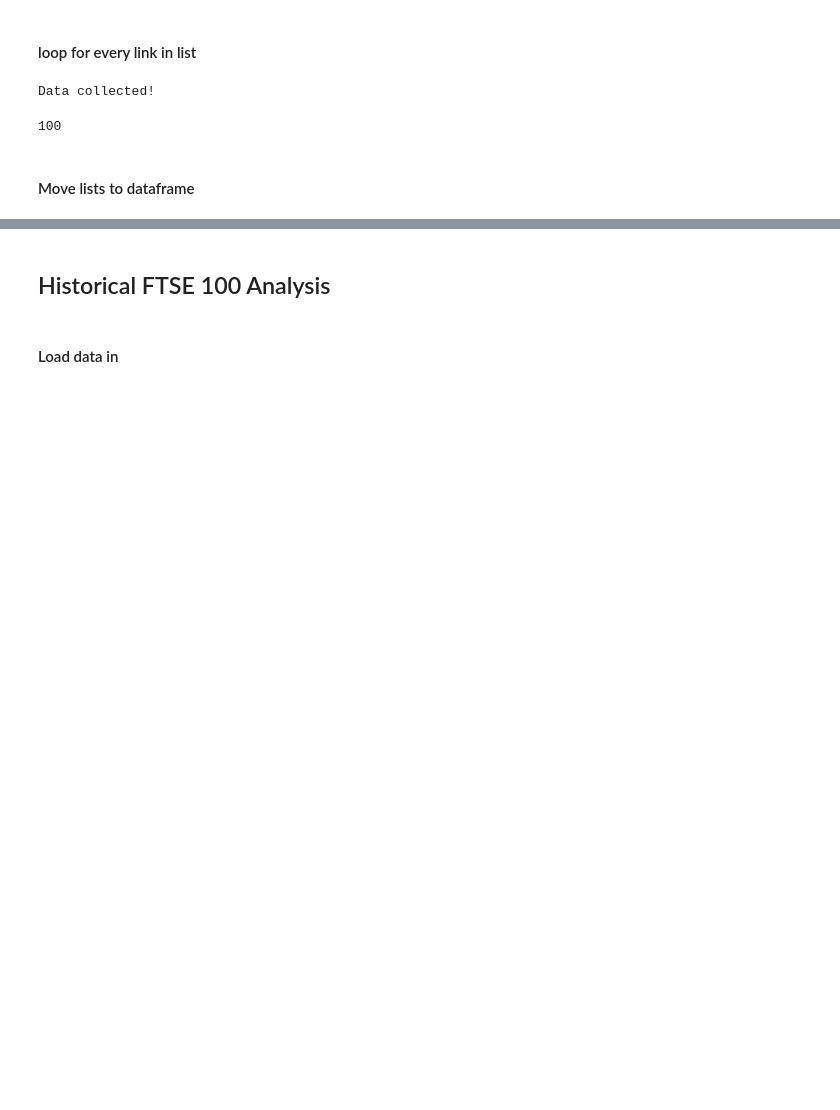
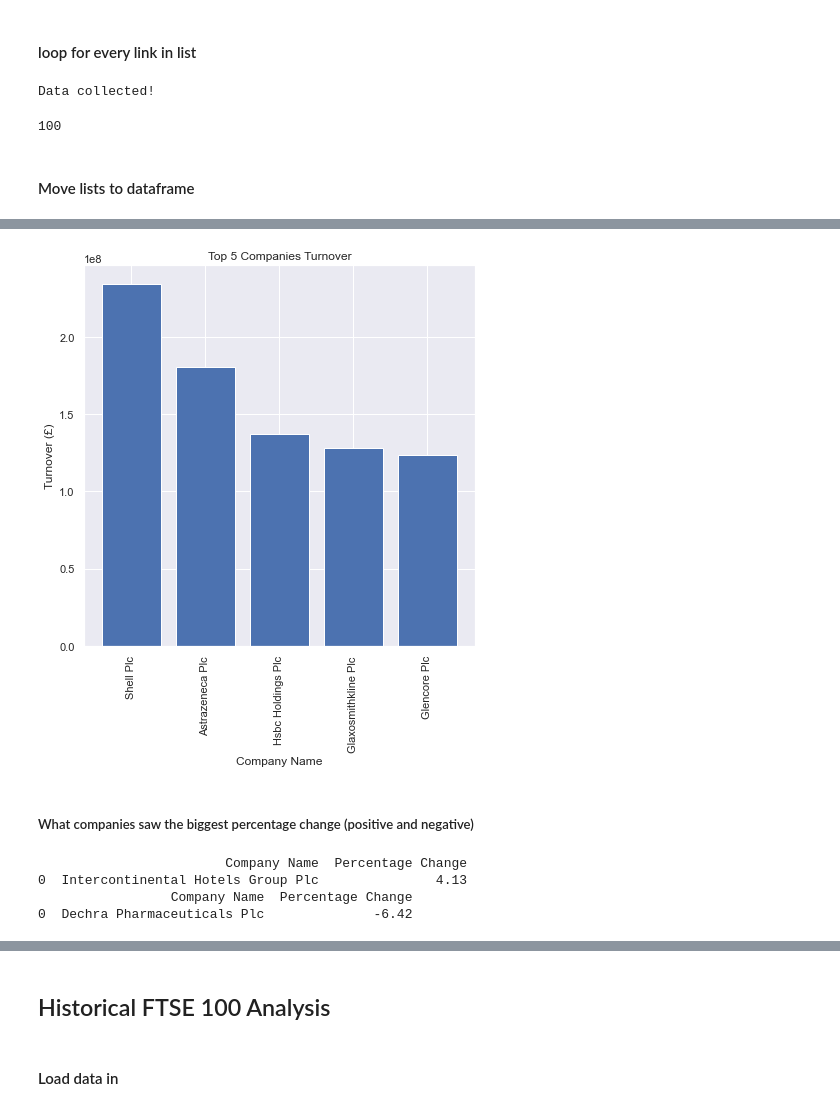
Before and after one commit to aaAbdulkadir/DataPortfolio, a Jupyter notebook: beautifulsoup.ipynb, the cells around one changed output, grey strips where cells are left out. Drawn from its saved outputs; the diff is of its cells as text; code cells hidden in the pictures; blank space fills up the shorter version.

```diff
--- a/beautifulsoup.ipynb
+++ b/beautifulsoup.ipynb
@@ -461,0 +571,3 @@ query_result.head(1)
+# %%
+top_5_turnover = daily_FTSE.pivot_table('Turnover', index='Company Name', aggfunc='sum').sort_values(by='Turnover', ascending=False).reset_index().head(5)
+top_5_turnover
@@ -461,0 +581,30 @@ query_result.head(1)
+# %%
+# plot a bar chart
+plt.figure(figsize=(7,7))
+
+turnover_x = top_5_turnover['Company Name']
+turnover_y = top_5_turnover['Turnover']
+
+plt.xlabel('Company Name')
+plt.ylabel('Turnover (£)')
+plt.title('Top 5 Companies Turnover')
+
+plt.xticks(rotation=90)
+
+plt.bar(turnover_x, turnover_y)
+plt.show()
+# %% [output]
+[figure, added]
+# %% [markdown]
+##### What companies saw the biggest percentage change (positive and negative)
+# %%
+highest_positive_pc = daily_FTSE.pivot_table('Percentage Change', index='Company Name', aggfunc='sum').sort_values(by='Percentage Change', ascending=False).reset_index().head(1)
+print(highest_positive_pc)
+
+highest_negative_pc = daily_FTSE.pivot_table('Percentage Change', index='Company Name', aggfunc='sum').sort_values(by='Percentage Change', ascending=True).reset_index().head(1)
+print(highest_negative_pc)
+# %% [output]
+                        Company Name  Percentage Change
+0  Intercontinental Hotels Group Plc               4.13
+                 Company Name  Percentage Change
+0  Dechra Pharmaceuticals Plc              -6.42
```
Also changed, not shown: parts of 65 cells of this notebook.
